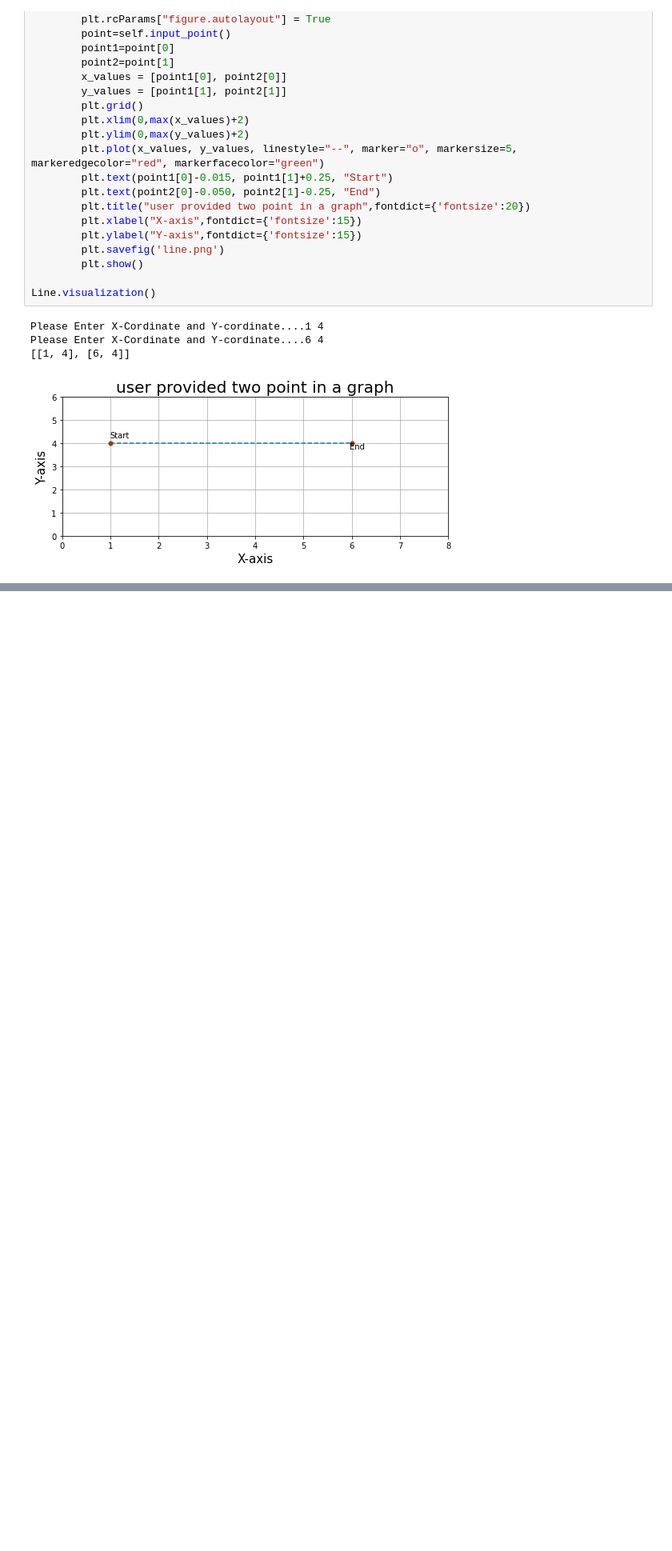
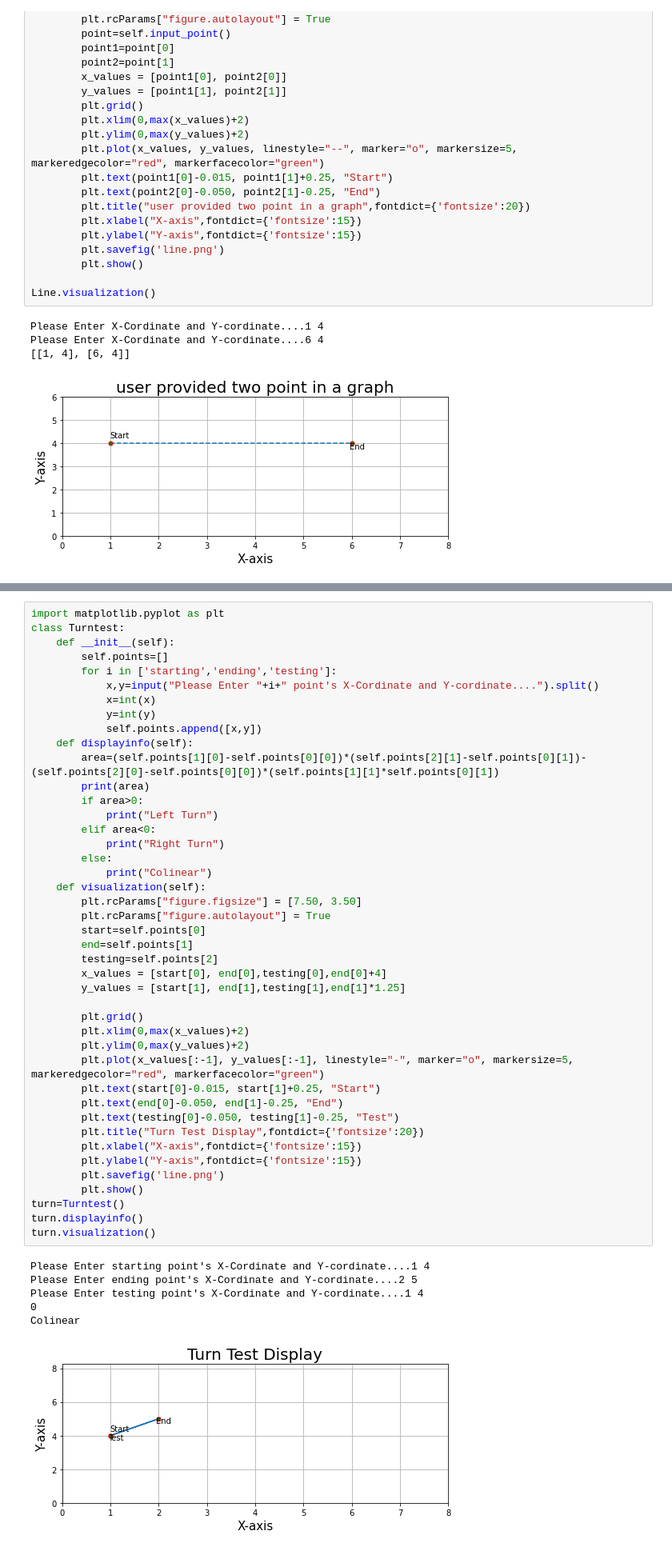
Before and after one commit to sudhankandel/CG-lab, a Jupyter notebook: Lab -1,2,3,4,5.ipynb, the cells around one changed output, grey strips where cells are left out. Shown: that part at 80% size. Drawn from its saved outputs; the diff is of its cells as text; blank space fills up the shorter version.

Commit message:
line segment and turn test

```diff
--- a/Lab -1,2,3,4,5.ipynb
+++ b/Lab -1,2,3,4,5.ipynb
@@ -136,0 +147,50 @@ class Turntest:
+# %%
+import matplotlib.pyplot as plt
+class Turntest:
+    def __init__(self):
+        self.points=[]
+        for i in ['starting','ending','testing']:
+            x,y=input("Please Enter "+i+" point's X-Cordinate and Y-cordinate....").split()
+            x=int(x)
+            y=int(y)
+            self.points.append([x,y])
+    def displayinfo(self):
+        area=(self.points[1][0]-self.points[0][0])*(self.points[2][1]-self.points[0][1])-(self.points[2][0]-self.points[0][0])*(self.points[1][1]*self.points[0][1])
+        print(area)
+        if area>0:
+            print("Left Turn")
+        elif area<0:
+            print("Right Turn")
+        else:
+            print("Colinear")
+    def visualization(self):
+        plt.rcParams["figure.figsize"] = [7.50, 3.50]
+        plt.rcParams["figure.autolayout"] = True
+        start=self.points[0]
+        end=self.points[1]
+        testing=self.points[2]
+        x_values = [start[0], end[0],testing[0],end[0]+4]
+        y_values = [start[1], end[1],testing[1],end[1]*1.25]
+
+        plt.grid()
+        plt.xlim(0,max(x_values)+2)
+        plt.ylim(0,max(y_values)+2)
+        plt.plot(x_values[:-1], y_values[:-1], linestyle="-", marker="o", markersize=5, markeredgecolor="red", markerfacecolor="green")
+        plt.text(start[0]-0.015, start[1]+0.25, "Start")
+        plt.text(end[0]-0.050, end[1]-0.25, "End")
+        plt.text(testing[0]-0.050, testing[1]-0.25, "Test")
+        plt.title("Turn Test Display",fontdict={'fontsize':20})
+        plt.xlabel("X-axis",fontdict={'fontsize':15})
+        plt.ylabel("Y-axis",fontdict={'fontsize':15})
+        plt.savefig('line.png')
+        plt.show()
+turn=Turntest()
+turn.displayinfo()
+turn.visualization()
+# %% [output]
+Please Enter starting point's X-Cordinate and Y-cordinate....1 4
+Please Enter ending point's X-Cordinate and Y-cordinate....2 5
+Please Enter testing point's X-Cordinate and Y-cordinate....1 4
+0
+Colinear
+[figure, added]
```
Also changed, not shown: parts of 6 cells of this notebook, 1 other file.
